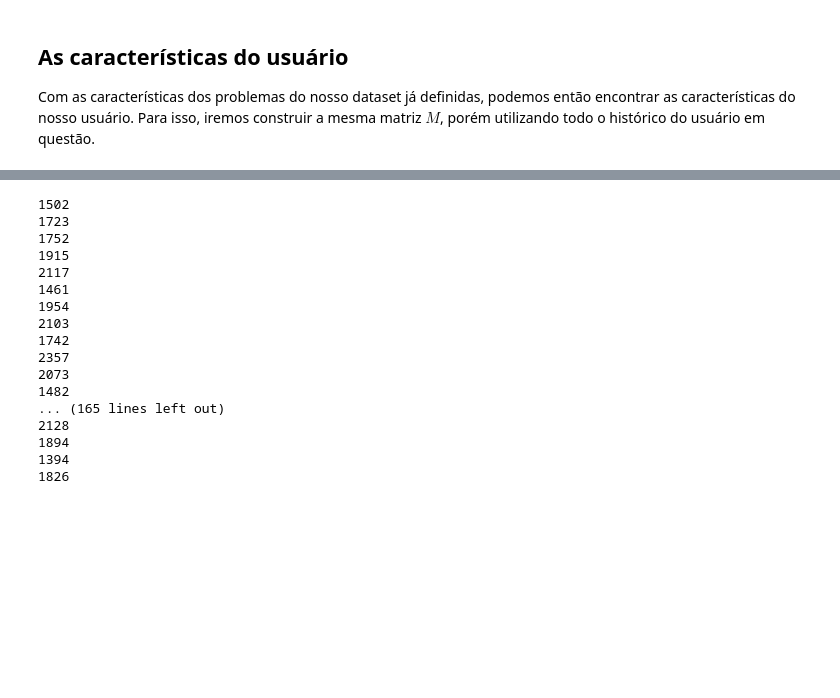
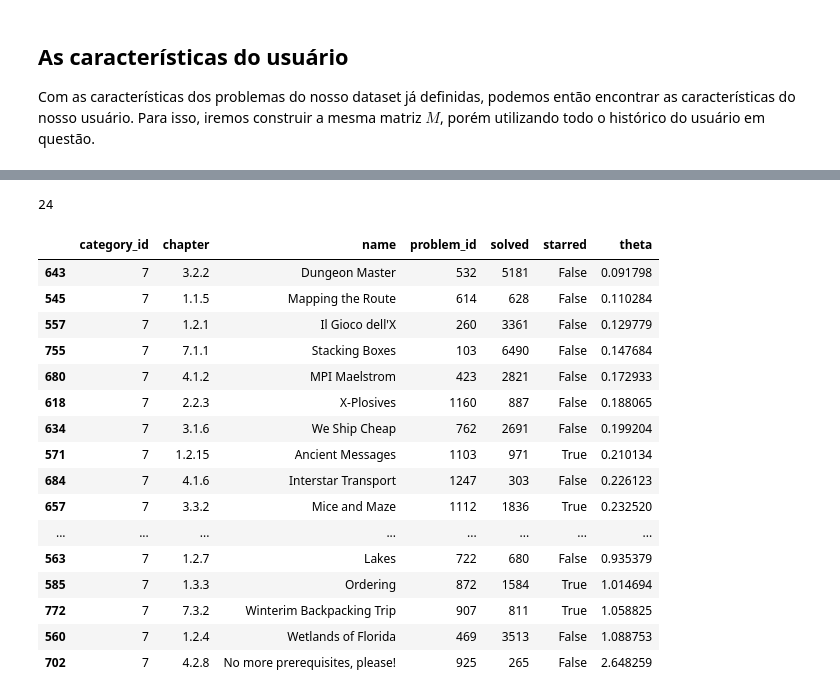
Before and after one commit to sauloantuness/bang-recommender-system, a Jupyter notebook: bang.ipynb, the cells around one changed output, grey strips where cells are left out. Cells and saved outputs as stored; diff of their text form; code cells hidden in the pictures; blank space fills up the shorter version.

```diff
--- a/bang.ipynb
+++ b/bang.ipynb
@@ -292,6 +324,11 @@ Iremos então criar uma matriz $M$ tal como a matriz de votos dos filmes. Onde c
 
 Se o problema $P_i$ foi resolvido pelo usuário $U_j$ temos que $M_{i,j} = 1$, caso contrário $M_{i,j} = 0$.
 # %%
+def optimize_matrix(matrix):
+    matrix = matrix[~np.all(matrix == 0., axis=1)]
+
+    return matrix
+
 def get_solution_matrix(solutions_df, problem):
     users = get_users_that_solved_the_problem(solutions_df, problem)
 
@@ -314,9 +351,9 @@ def get_solution_matrix(solutions_df, problem):
     for user in range(nr_users):
         for problem in solutions[user]:
             problem_index = problem - min_problem
-            matrix[problem_index][user] = 1 # ou level do problema
+            matrix[problem_index][user] = 1
 
-    return matrix
+    return optimize_matrix(matrix)
 # %% [markdown]
 Com a matriz $M$, podemos executar o nosso algoritmo de otimização e então obter os valores de $X$ e $\theta$.
 
@@ -409,6 +461,9 @@ def get_theta_of_user(problems_solved, thetas_solved):
     y = np.ones(nr_problems)
     x = np.array([theta for theta in thetas_solved.values()])
 
-    theta_of_user = gradient_descent(x, y)[1:]
+    #theta_of_user = gradient_descent(x, y)[1:]
+    thetas = [thetas_solved[t] for t in thetas_solved]
+
+    theta_of_user = np.max(thetas, axis=0)
 
     return theta_of_user
@@ -427,9 +480,12 @@ Neste momento, temos para cada problema do nosso dataset suas características,
 # %%
 def find_closest_problem(theta_user, theta_problems):
-    problems = [problem for problem in theta_problems]
-    points = [theta_problems[problem] for problem in theta_problems]
+    problems = [problem for problem in theta_problems if (theta_problems[problem] > theta_user).all()]
+    points = [theta_problems[problem] for problem in problems]
+
+    if not points:
+        return None
+
     tree = spatial.KDTree(points)
-
     distance, index = tree.query(theta_user)
 
     return problems[index]
@@ -457,7 +513,6 @@ thetas = {}
 
 for problem in get_problems(solutions_df):
     matrix = get_solution_matrix(solutions_df, problem)
-    matrix = optimize_matrix(matrix)
     theta = get_theta_of_problem(matrix)
     thetas[problem] = theta
 # %% [output]
@@ -487,22 +526,37 @@ while True:
         break
 
     problems_solved.append(next_problem)
-    print(next_problem)
-# %% [output]
-1502
-1723
-1752
-1915
-2117
-1461
-1954
-2103
-1742
-2357
-2073
-1482
-... (165 lines left out)
-2128
-1894
-1394
-1826
+# %%
+len(problems_solved)
+# %% [output]
+24
+# %%
+problems_df = pd.read_csv('problems_uva.csv')
+problems_df = problems_df[problems_df['problem_id'].isin(problems_solved)]
+
+# sort by problem_id
+for problem_id in problems_solved:
+    problems_df.loc[problems_df['problem_id'] == problem_id, 'theta'] = thetas[problem_id].sum()
+
+problems_df = problems_df.sort_values(["theta"])
+
+# add theta column
+problems_df
+# %% [output]
+|  | category_id | chapter | name | problem_id | solved | starred | theta |
+| 643 | 7 | 3.2.2 | Dungeon Master | 532 | 5181 | False | 0.091798 |
+| 545 | 7 | 1.1.5 | Mapping the Route | 614 | 628 | False | 0.110284 |
+| 557 | 7 | 1.2.1 | Il Gioco dell'X | 260 | 3361 | False | 0.129779 |
+| 755 | 7 | 7.1.1 | Stacking Boxes | 103 | 6490 | False | 0.147684 |
+| 680 | 7 | 4.1.2 | MPI Maelstrom | 423 | 2821 | False | 0.172933 |
+| 618 | 7 | 2.2.3 | X-Plosives | 1160 | 887 | False | 0.188065 |
+| 634 | 7 | 3.1.6 | We Ship Cheap | 762 | 2691 | False | 0.199204 |
+| 571 | 7 | 1.2.15 | Ancient Messages | 1103 | 971 | True | 0.210134 |
+| 684 | 7 | 4.1.6 | Interstar Transport | 1247 | 303 | False | 0.226123 |
+| 657 | 7 | 3.3.2 | Mice and Maze | 1112 | 1836 | True | 0.232520 |
+| ... | ... | ... | ... | ... | ... | ... | ... |
+| 563 | 7 | 1.2.7 | Lakes | 722 | 680 | False | 0.935379 |
+| 585 | 7 | 1.3.3 | Ordering | 872 | 1584 | True | 1.014694 |
+| 772 | 7 | 7.3.2 | Winterim Backpacking Trip | 907 | 811 | True | 1.058825 |
+| 560 | 7 | 1.2.4 | Wetlands of Florida | 469 | 3513 | False | 1.088753 |
+| 702 | 7 | 4.2.8 | No more prerequisites, please! | 925 | 265 | False | 2.648259 |
```
Also changed, not shown: parts of 28 cells of this notebook.
